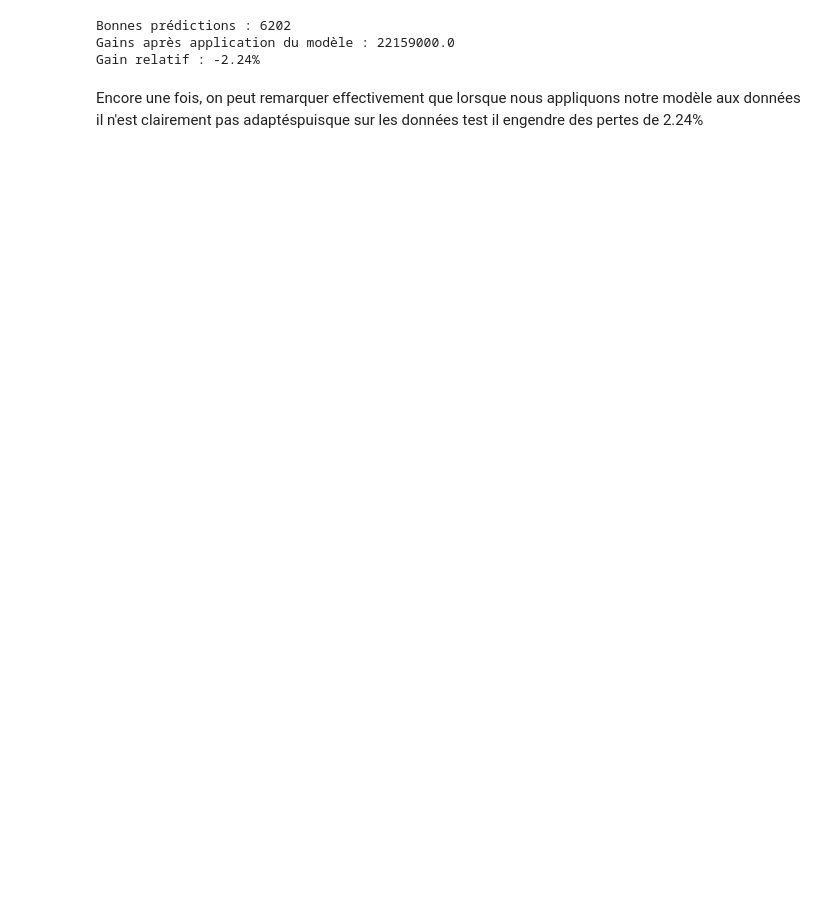
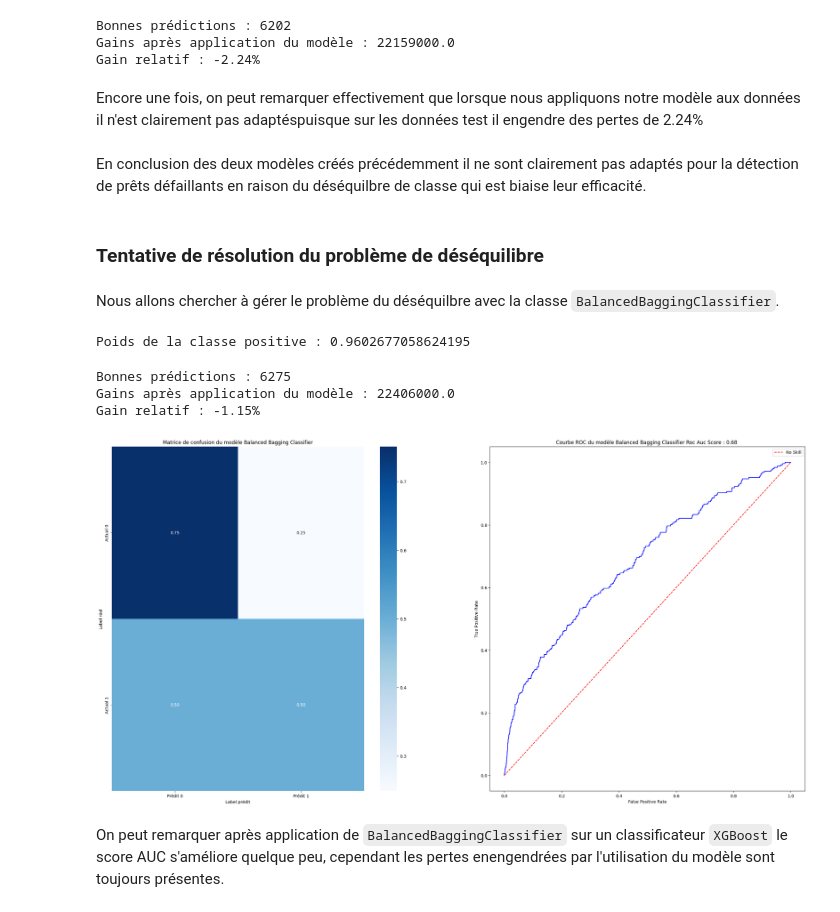
Before and after one commit to Bast-94/ALEIA-PW, a Jupyter notebook: notebook.ipynb, the cells around one changed output. Drawn from its saved outputs; the diff is of its cells as text; code cells hidden in the pictures; blank space fills up the shorter version.

Commit message:
Balanced Bagging

```diff
--- a/notebook.ipynb
+++ b/notebook.ipynb
@@ -87,7 +87,7 @@ print(7*'-')
 for col in df.columns:
   unique_values = df[col].unique()
   if(df[col].dtype == 'object' ):
-    if(len(unique_values) < 10):
+    if(len(unique_values) < 15):
       print(col, unique_values)
     if('N' in unique_values and 'O' in unique_values):
       column_with_yes_or_no.append(col)
@@ -362,3 +366,31 @@ Gains après application du modèle : 22159000.0
 Gain relatif : -2.24%
 # %% [markdown]
 Encore une fois, on peut remarquer effectivement que lorsque nous appliquons notre modèle aux données il n'est clairement pas adaptéspuisque sur les données test il engendre des pertes de 2.24%
+# %% [markdown]
+En conclusion des deux modèles créés précédemment il ne sont clairement pas adaptés pour la détection de prêts défaillants en raison du déséquilbre de classe qui est biaise leur efficacité.
+# %% [markdown]
+### Tentative de résolution du problème de déséquilibre
+# %% [markdown]
+Nous allons chercher à gérer le problème du déséquilbre avec la classe `BalancedBaggingClassifier`.
+# %%
+from imblearn.ensemble import BalancedBaggingClassifier
+X_train, X_test, y_train, y_test = get_train_test(clean_df,clean_categorical_columns,split=True)
+scale_pos_weight = y_train.value_counts()[0]/len(y_train)
+print(f'Poids de la classe positive : {scale_pos_weight}')
+xgb_model = xgb.XGBClassifier(learning_rate=0.2, max_depth=2, n_estimators=200, random_state=42,scale_pos_weight=scale_pos_weight)
+bbc = BalancedBaggingClassifier(base_estimator=xgb_model,sampling_strategy='auto',replacement=True,random_state=0)
+bbc.fit(X_train, y_train)
+fig = plt.figure(figsize=(30, 15))
+ax = fig.add_subplot(1, 2, 1)
+plot_conf_mat(y_test,bbc.predict(X_test),title='Matrice de confusion du modèle Balanced Bagging Classifier',ax=ax)
+ax = fig.add_subplot(1, 2, 2)
+plot_roc_curve(y_test,bbc.predict_proba(X_test)[:,1],title='Courbe ROC du modèle Balanced Bagging Classifier',ax=ax)
+compute_gains(bbc,X_test,y_test)
+# %% [output]
+Poids de la classe positive : 0.9602677058624195
+Bonnes prédictions : 6275
+Gains après application du modèle : 22406000.0
+Gain relatif : -1.15%
+[figure, added]
+# %% [markdown]
+On peut remarquer après application de `BalancedBaggingClassifier` sur un classificateur `XGBoost` le score AUC s'améliore quelque peu, cependant les pertes enengendrées par l'utilisation du modèle sont toujours présentes.
```
Also changed, not shown: parts of 2 cells of this notebook, 1 other file.
